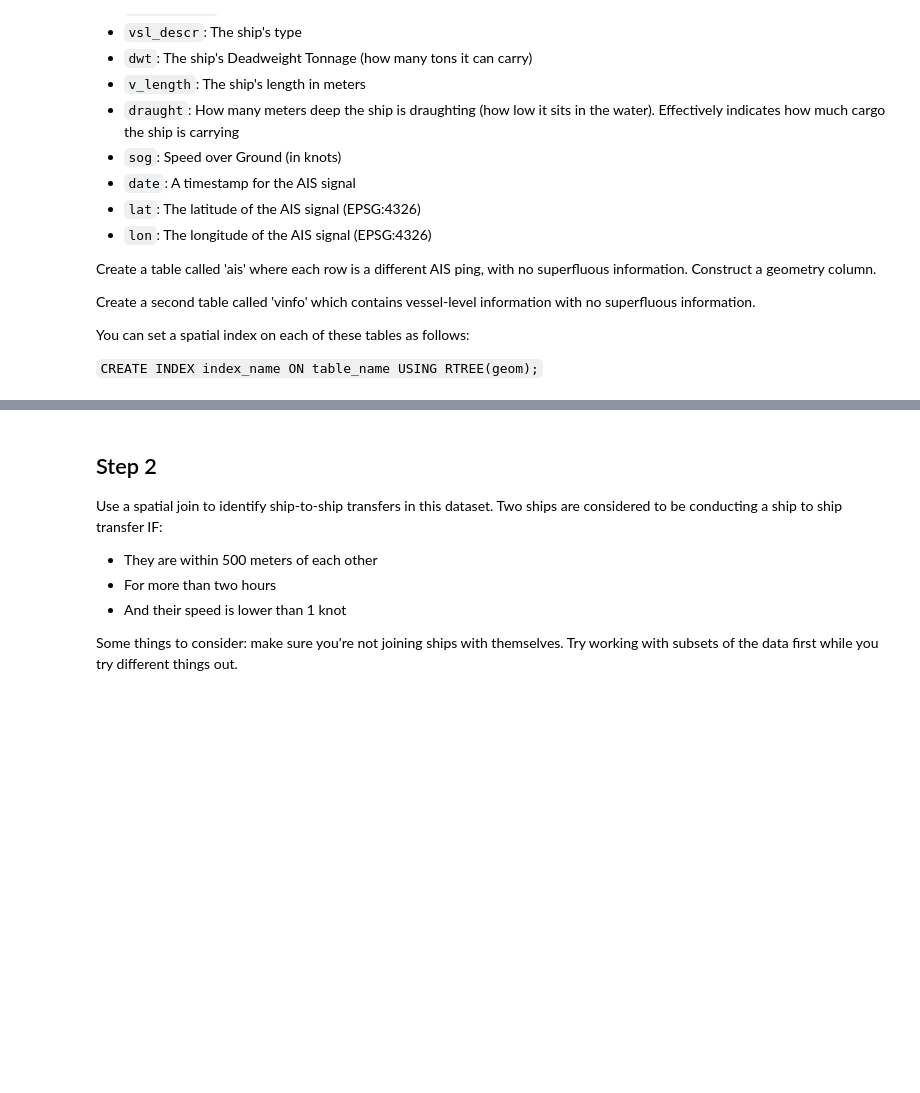
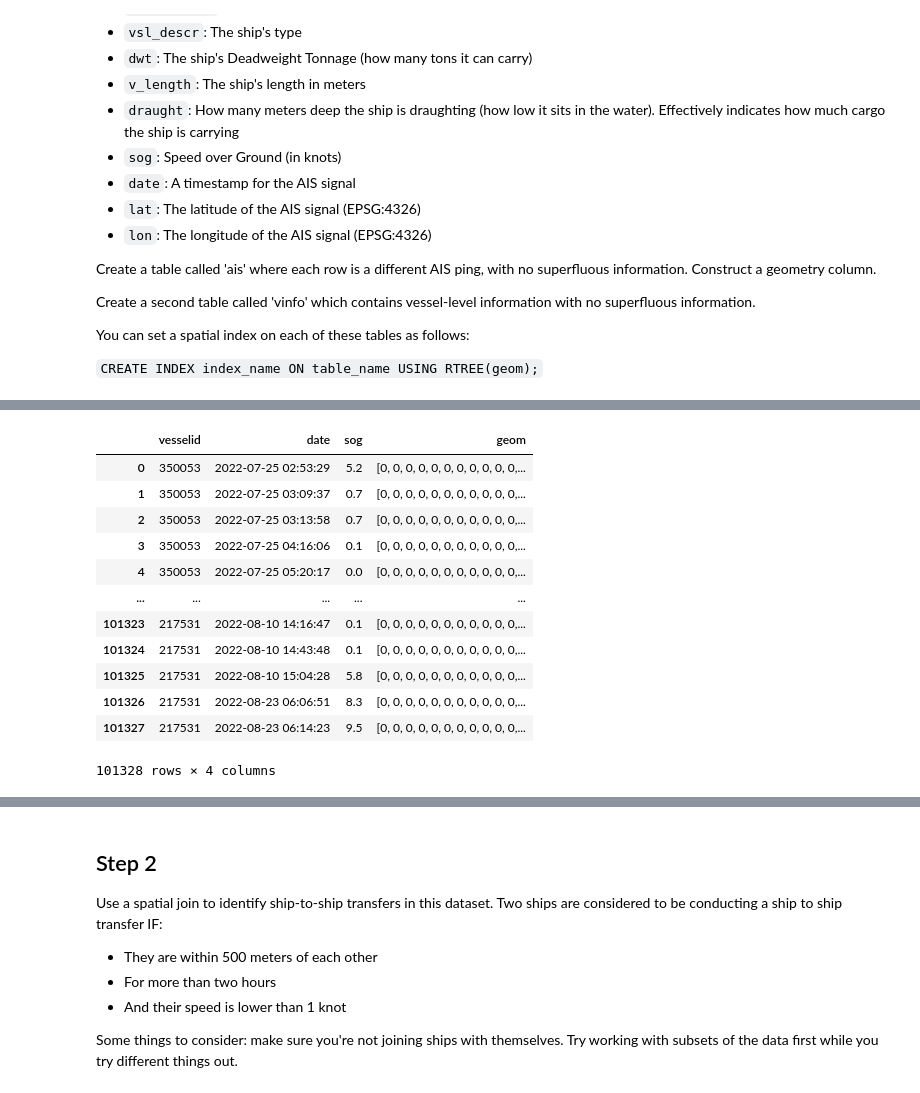
Before and after one commit to Louise0311/CASA0025, a Jupyter notebook: notebooks/W04_postgis2.ipynb, the cells around one changed output, grey strips where cells are left out. Saved outputs shown, nothing was run; the diff lists cells and outputs as text; code cells hidden in the pictures; blank space fills up the shorter version.

```diff
--- a/notebooks/W04_postgis2.ipynb
+++ b/notebooks/W04_postgis2.ipynb
@@ -332,0 +381,20 @@ You can set a spatial index on each of these tables as follows:
+# %%
+con.sql("""
+
+SELECT * FROM ais
+
+""").df()
+# %% [output]
+|  | vesselid | date | sog | geom |
+| 0 | 350053 | 2022-07-25 02:53:29 | 5.2 | [0, 0, 0, 0, 0, 0, 0, 0, 0, 0, 0,... |
+| 1 | 350053 | 2022-07-25 03:09:37 | 0.7 | [0, 0, 0, 0, 0, 0, 0, 0, 0, 0, 0,... |
+| 2 | 350053 | 2022-07-25 03:13:58 | 0.7 | [0, 0, 0, 0, 0, 0, 0, 0, 0, 0, 0,... |
+| 3 | 350053 | 2022-07-25 04:16:06 | 0.1 | [0, 0, 0, 0, 0, 0, 0, 0, 0, 0, 0,... |
+| 4 | 350053 | 2022-07-25 05:20:17 | 0.0 | [0, 0, 0, 0, 0, 0, 0, 0, 0, 0, 0,... |
+| ... | ... | ... | ... | ... |
+| 101323 | 217531 | 2022-08-10 14:16:47 | 0.1 | [0, 0, 0, 0, 0, 0, 0, 0, 0, 0, 0,... |
+| 101324 | 217531 | 2022-08-10 14:43:48 | 0.1 | [0, 0, 0, 0, 0, 0, 0, 0, 0, 0, 0,... |
+| 101325 | 217531 | 2022-08-10 15:04:28 | 5.8 | [0, 0, 0, 0, 0, 0, 0, 0, 0, 0, 0,... |
+| 101326 | 217531 | 2022-08-23 06:06:51 | 8.3 | [0, 0, 0, 0, 0, 0, 0, 0, 0, 0, 0,... |
+| 101327 | 217531 | 2022-08-23 06:14:23 | 9.5 | [0, 0, 0, 0, 0, 0, 0, 0, 0, 0, 0,... |
+101328 rows × 4 columns
```
Also changed, not shown: parts of 10 cells of this notebook.
